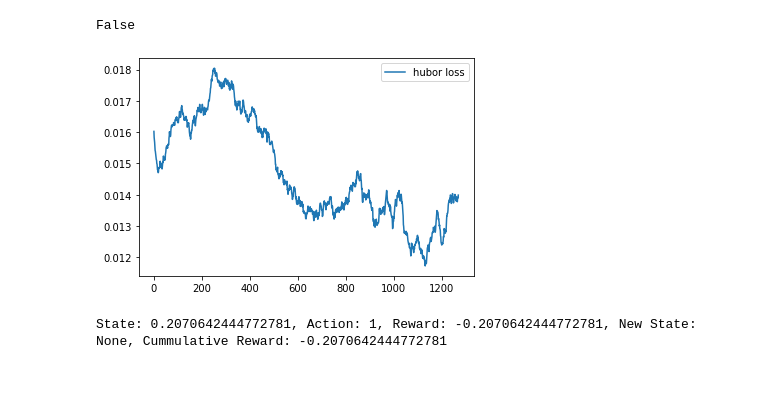
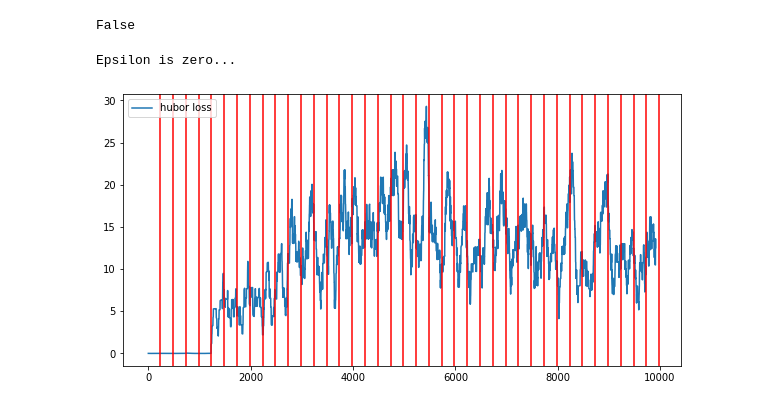
Before and after one commit to garrett-partenza-us/dqn4pdm, a Jupyter notebook: ddqn.ipynb, the cells around one changed output. Saved outputs shown, nothing was run; the diff lists cells and outputs as text; code cells hidden in the pictures; blank space fills up the shorter version.

```diff
--- a/ddqn.ipynb
+++ b/ddqn.ipynb
@@ -91,7 +91,7 @@ def get_action(net, state, epsilon):
     with torch.no_grad():
         greedy = np.random.choice([True, False], p=[1-epsilon, epsilon])
         if greedy:
-            state = torch.tensor([state], dtype=torch.float32)
+            state = torch.tensor(state, dtype=torch.float32)
             q_values = net(state)
             action = torch.argmax(q_values, dim=0)
         else:
@@ -105,15 +105,17 @@ class Agent():
         #hyperparameters
         self.exp_replay_size = 100000
         self.gamma = 0.99
-        self.epsilon = 0.2
-        self.target_update_steps = 10000
+        self.epsilon = 0.01
+        self.target_update_steps = 1000
         self.num_episodes = 5000
         self.batch_size = 64
         self.train_step_count = 4
         self.steps = 0
         self.lr = 0.001
-        self.eps_decay = 5e-9
-        self.loss_func = nn.HuberLoss()
+        self.eps_decay = 1e-6
+        self.loss_func = nn.MSELoss()
+        self.optimizer_steps = 0
+        self.optimizer_events = []
 
         #networks
         self.QNet = DQN()
@@ -125,11 +127,12 @@ class Agent():
 # %%
 def optimize(agent):
 
+    agent.optimizer_steps+=1
     sample_transitions = agent.ER.sample(agent.batch_size)
 
     #get batch information
     state_batch = [transition.state for transition in sample_transitions]
-    action_batch = [transition.state for transition in sample_transitions]
+    action_batch = [transition.action for transition in sample_transitions]
     reward_batch = [transition.reward for transition in sample_transitions]
     state_new = [transition.state_new for transition in sample_transitions]
     term_batch = [transition.term for transition in sample_transitions]
@@ -189,8 +192,7 @@ for episode in tqdm(range(agent.num_episodes)):
 
         #copy weights to target network after every 'target_update_steps' updates
         if agent.steps%agent.target_update_steps==0:
-            print("updating target network...")
-            print(max(0, agent.epsilon-agent.eps_decay))
+            agent.optimizer_events.append(agent.optimizer_steps)
             agent.TNet.load_state_dict(agent.QNet.state_dict())
 
         #break when episode is complete
@@ -198,33 +200,19 @@ for episode in tqdm(range(agent.num_episodes)):
             break
 
     cummulative_rewards.append(cummulative_reward)
+
+    if agent.epsilon==0:
+        print("Epsilon is zero...")
+        break
+# %% [output]
+Epsilon is zero...
 # %%
 import matplotlib.pyplot as plt
+plt.figure(figsize=(10,5))
 plt.plot((np.convolve(losses, np.ones(100), 'valid') / 100), label='hubor loss')
+for event in agent.optimizer_events:
+    plt.axvline(event, c='red')
 plt.legend()
 plt.show()
 # %% [output]
-[figure, old version]
+[figure, new version]
-# %%
-agent.QNet.eval()
-environment = Environment()
-cummulative_rewards = []
-cummulative_reward = 0
-while True:
-
-    #observation
-    state = environment.get_state()
-    action = get_action(agent.QNet, state, agent.epsilon)
-    state_new, reward, terminated = environment.take_action(action)
-
-    #update variables
-    cummulative_reward+=reward
-
-    print("State: {}, Action: {}, Reward: {}, New State: {}, Cummulative Reward: {}".format(state, action, reward, state_new, cummulative_reward))
-    #break when episode is complete
-    if terminated:
-        break
-
-    cummulative_rewards.append(cummulative_reward)
-# %% [output]
-State: 0.2070642444772781, Action: 1, Reward: -0.2070642444772781, New State: None, Cummulative Reward: -0.2070642444772781
```
Also changed, not shown: parts of 5 cells of this notebook, 5 other files.
